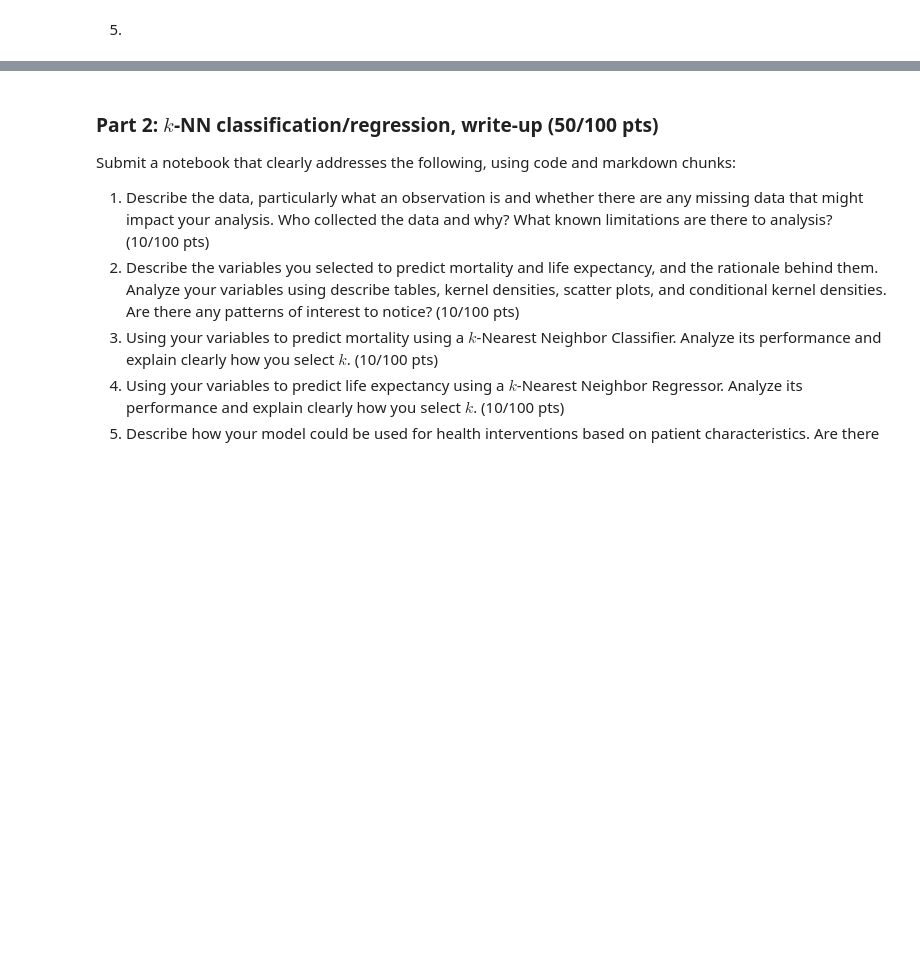
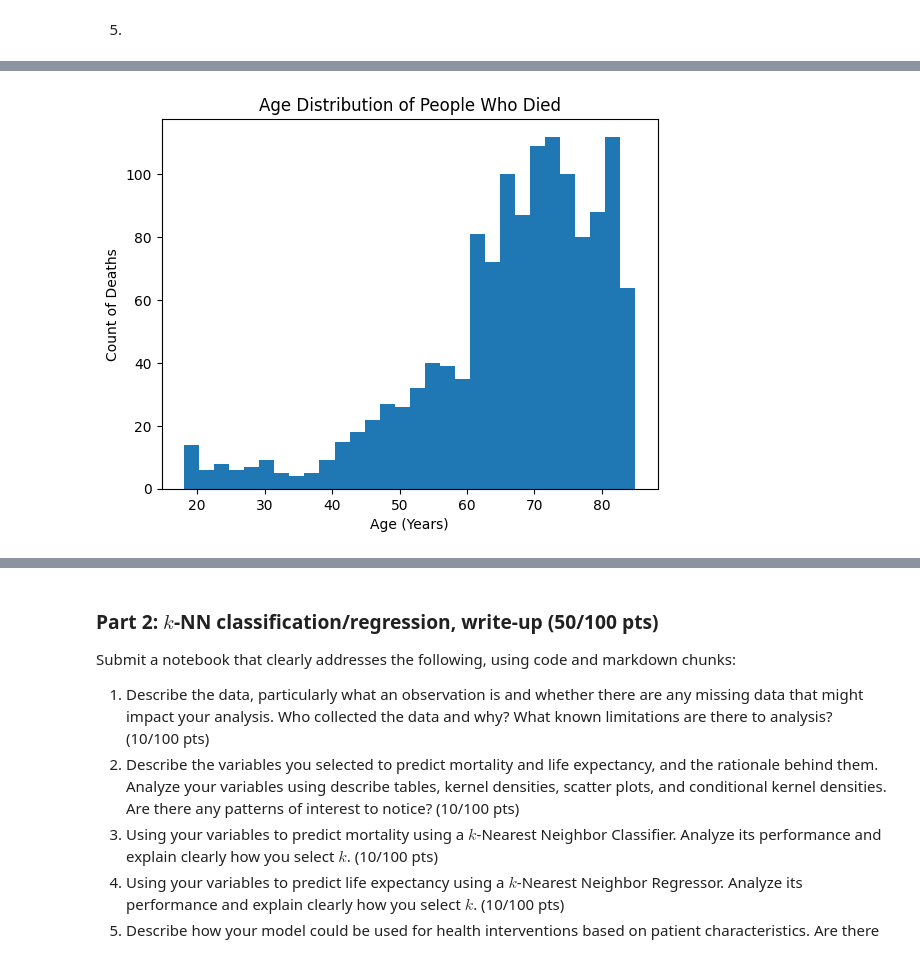
Before and after one commit to kayleendo/Project-1-Wrangling-EDA-kNN, a Jupyter notebook: DS_3001_Project_1.ipynb, the cells around one changed output, grey strips where cells are left out. Saved outputs shown, nothing was run; the diff lists cells and outputs as text; code cells hidden in the pictures; blank space fills up the shorter version.

```diff
--- a/DS_3001_Project_1.ipynb
+++ b/DS_3001_Project_1.ipynb
@@ -113,0 +171,3 @@ dtype: int64
+# %%
+df["SURVIVAL_YEARS"] = df["PERMTH_INT"] / 12 #survival time after exam made into years instead of months
+df["AGE_YEARS"] = df["RIDAGEEX"] / 12  #age at exam made into years instead of months
@@ -113,0 +196,8 @@ dtype: int64
+# %%
+plt.hist(df.loc[df["MORTSTAT"] == 1, "AGE_YEARS"].dropna(), bins=30) #histogram age districution of people who died
+plt.title("Age Distribution of People Who Died")
+plt.xlabel("Age (Years)")
+plt.ylabel("Count of Deaths")
+plt.show()
+# %% [output]
+[figure, added]
```
Also changed, not shown: parts of 16 cells of this notebook.
